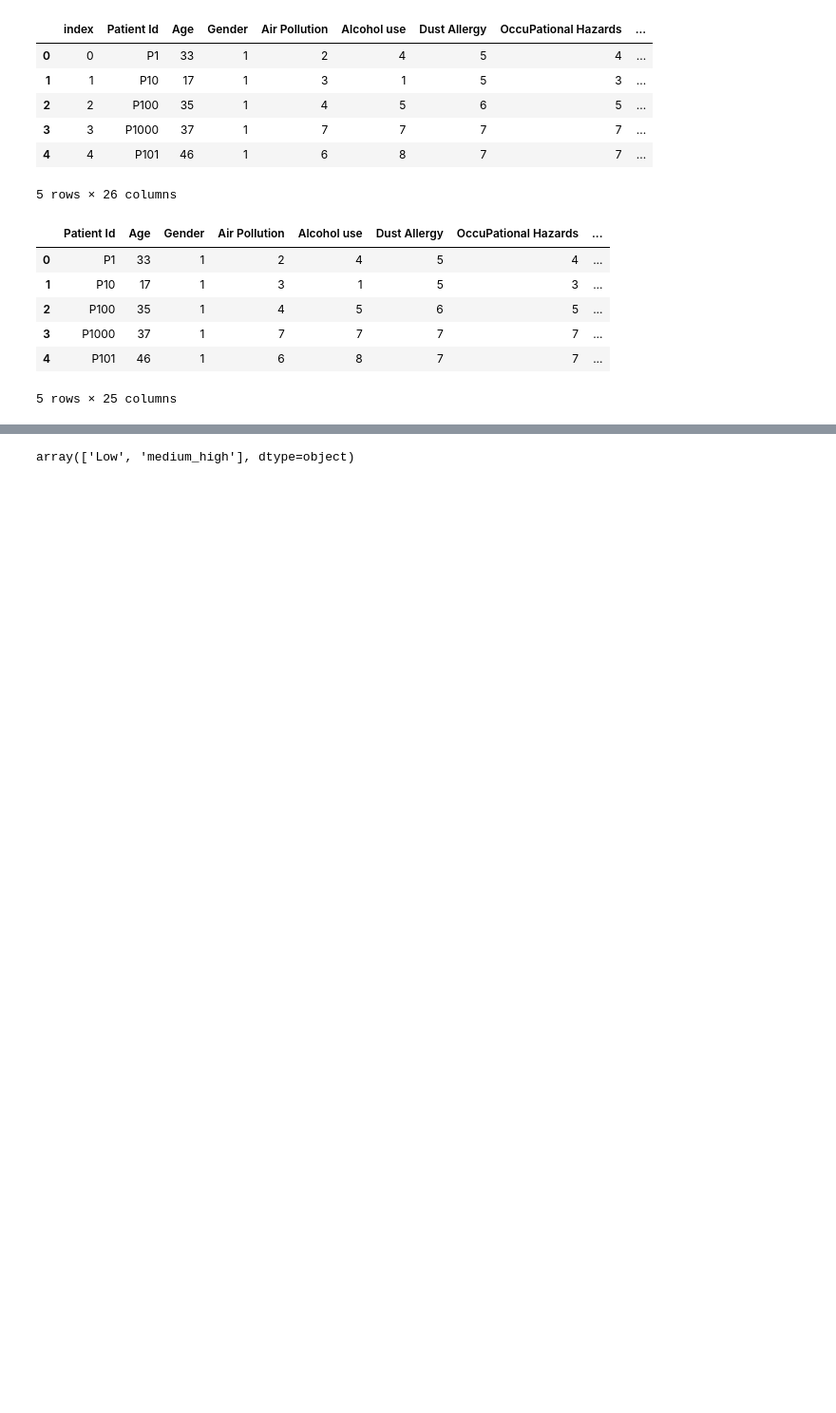
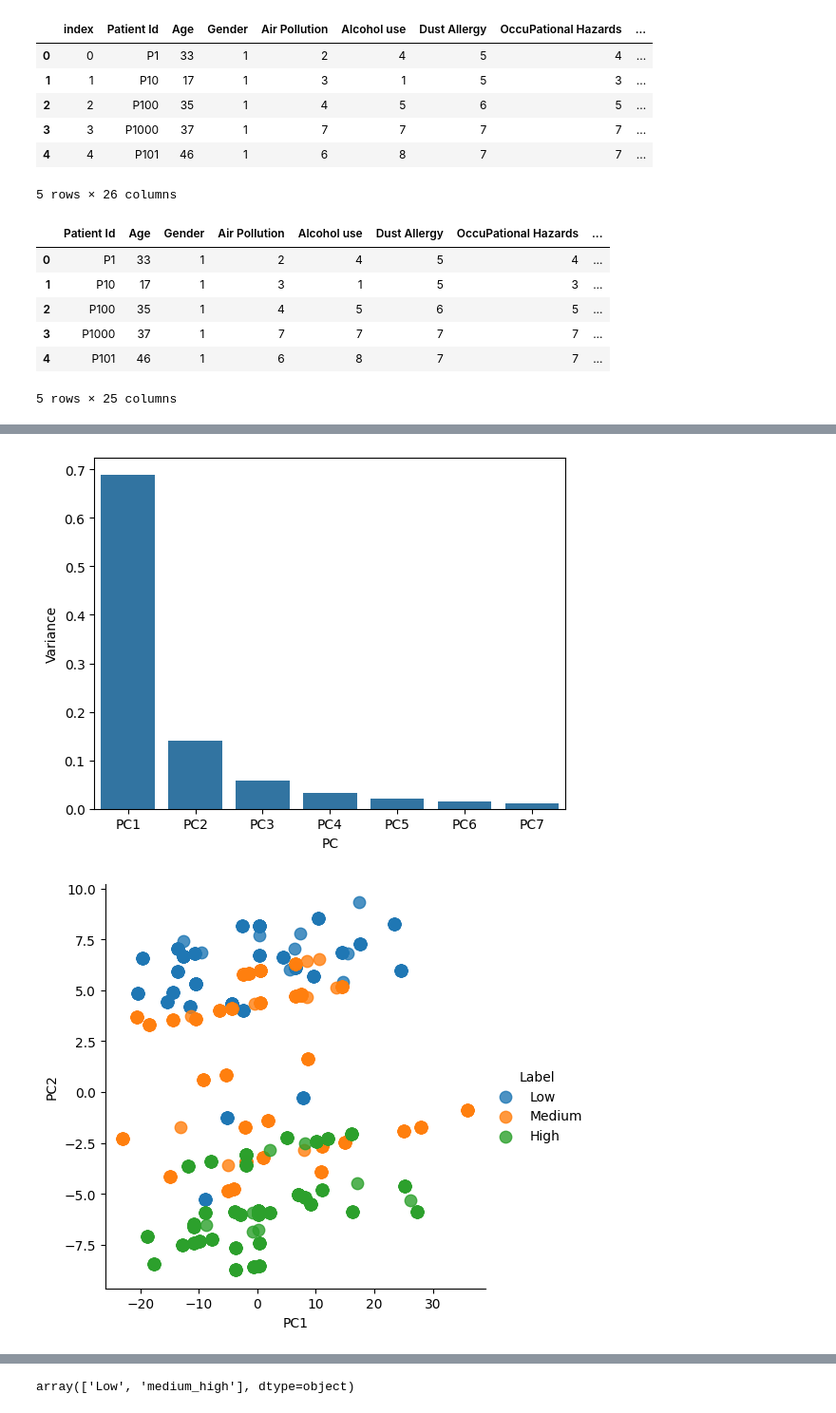
Before and after one commit to eugenegancw/Lung_Cancer_Prediction, a Jupyter notebook: linear_separability.ipynb, the cells around one changed output, grey strips where cells are left out. Shown at 95% size. Drawn from its saved outputs; the diff is of its cells as text; code cells hidden in the pictures; blank space fills up the shorter version.

```diff
--- a/linear_separability.ipynb
+++ b/linear_separability.ipynb
@@ -34,0 +118,10 @@ df.head()
+# %%
+x=df.drop(["Patient Id","Level"], axis=1)
+x=x[f_pca]
+y=df["Level"]
+n_comp=7
+pc_df, pca, pc_list= pca_transform(x, y, n_comp)
+plot_PCA_2D(pc_df, pca, pc_list)
+# %% [output]
+[figure, added]
+[figure, added]
```
Also changed, not shown: parts of 43 cells of this notebook, 2 other files.
